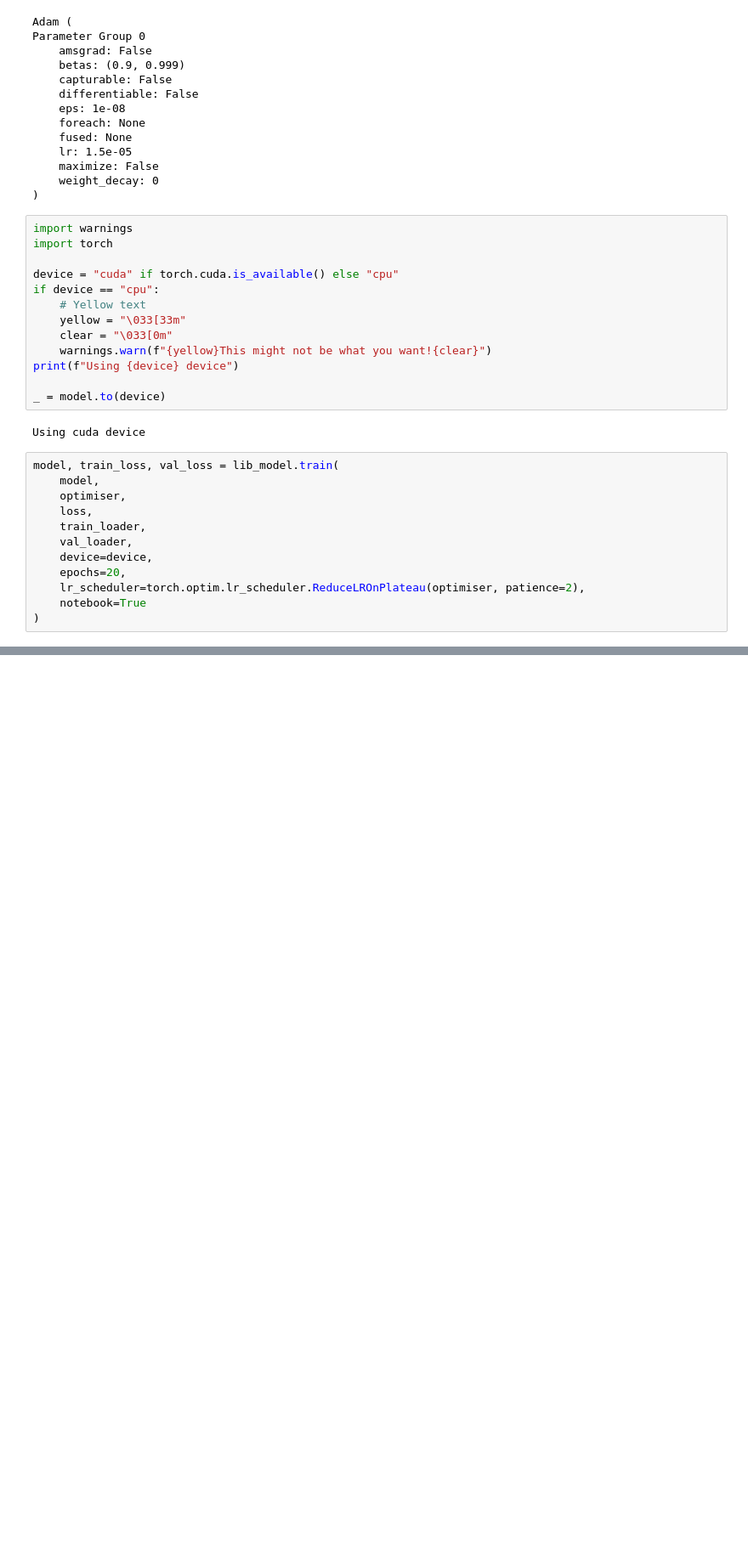
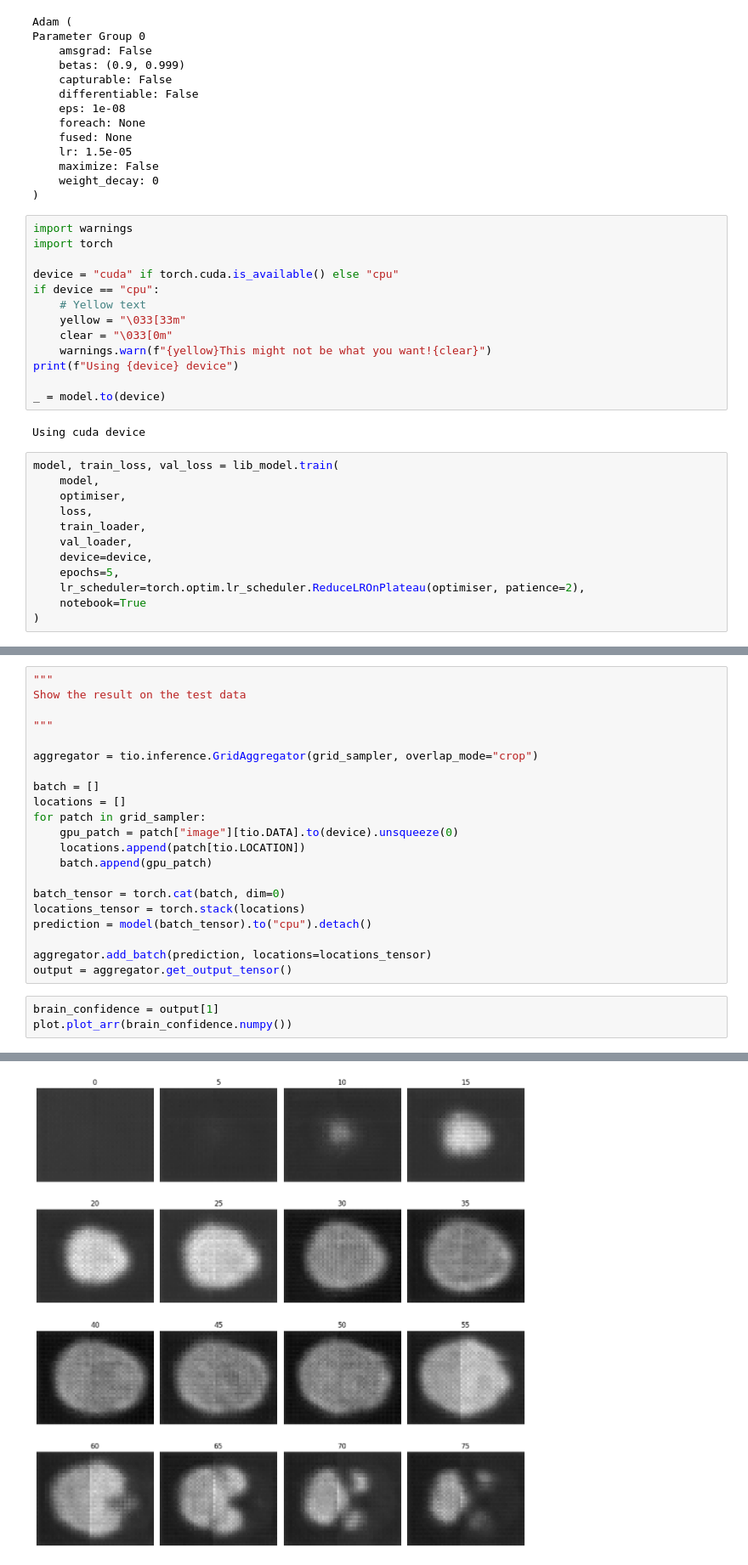
Before and after one commit to JGIBristol/fish_test, a Jupyter notebook: segment_test.ipynb, the cells around one changed output, grey strips where cells are left out. Shown at 85% size. Cells and saved outputs as stored; diff of their text form; blank space fills up the shorter version.

Commit message:
working example of inference

```diff
--- a/segment_test.ipynb
+++ b/segment_test.ipynb
@@ -198,7 +189,7 @@ model, train_loss, val_loss = lib_model.train(
     train_loader,
     val_loader,
     device=device,
-    epochs=20,
+    epochs=5,
     lr_scheduler=torch.optim.lr_scheduler.ReduceLROnPlateau(optimiser, patience=2),
     notebook=True
 )
@@ -250,0 +205,25 @@ fig.tight_layout()
+# %%
+"""
+Show the result on the test data
+
+"""
+
+aggregator = tio.inference.GridAggregator(grid_sampler, overlap_mode="crop")
+
+batch = []
+locations = []
+for patch in grid_sampler:
+    gpu_patch = patch["image"][tio.DATA].to(device).unsqueeze(0)
+    locations.append(patch[tio.LOCATION])
+    batch.append(gpu_patch)
+
+batch_tensor = torch.cat(batch, dim=0)
+locations_tensor = torch.stack(locations)
+prediction = model(batch_tensor).to("cpu").detach()
+
+aggregator.add_batch(prediction, locations=locations_tensor)
+output = aggregator.get_output_tensor()
+# %%
+brain_confidence = output[1]
+plot.plot_arr(brain_confidence.numpy())
+# %% [output]
@@ -250,0 +240 @@ fig.tight_layout()
+[figure, added]
```
Also changed, not shown: parts of 7 cells of this notebook.
